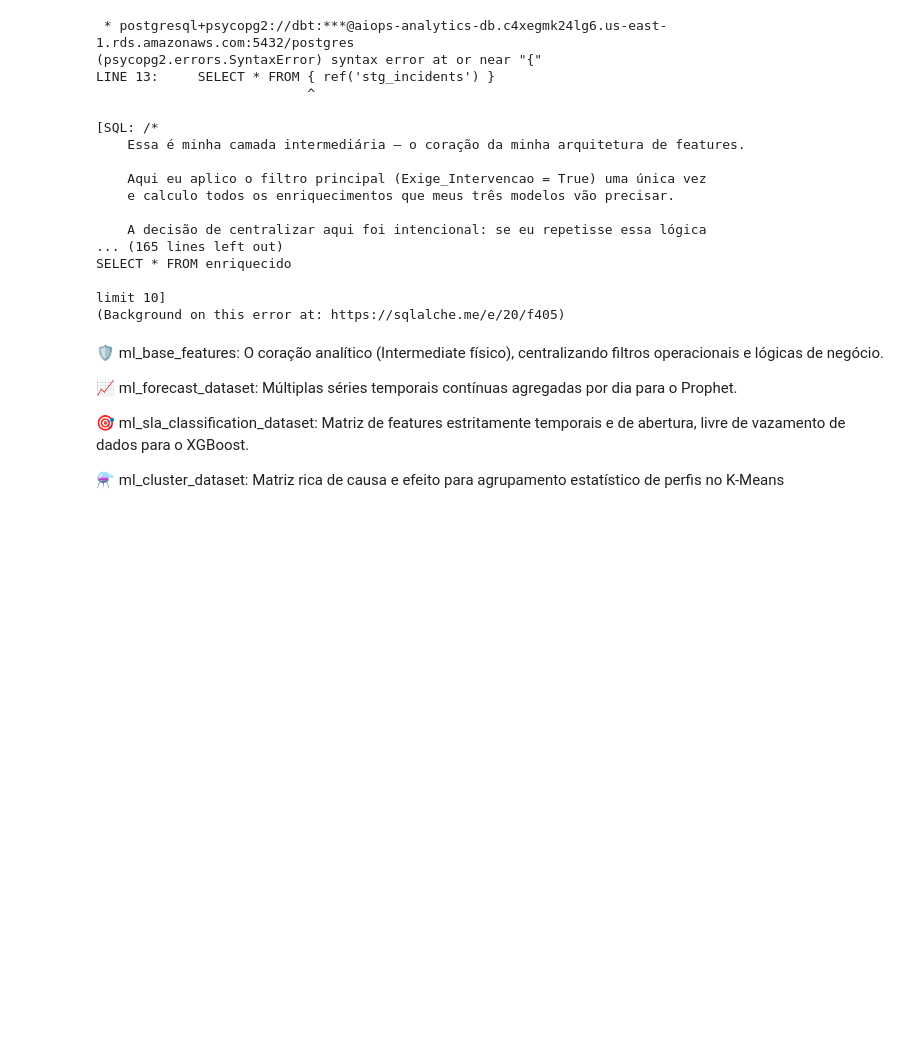
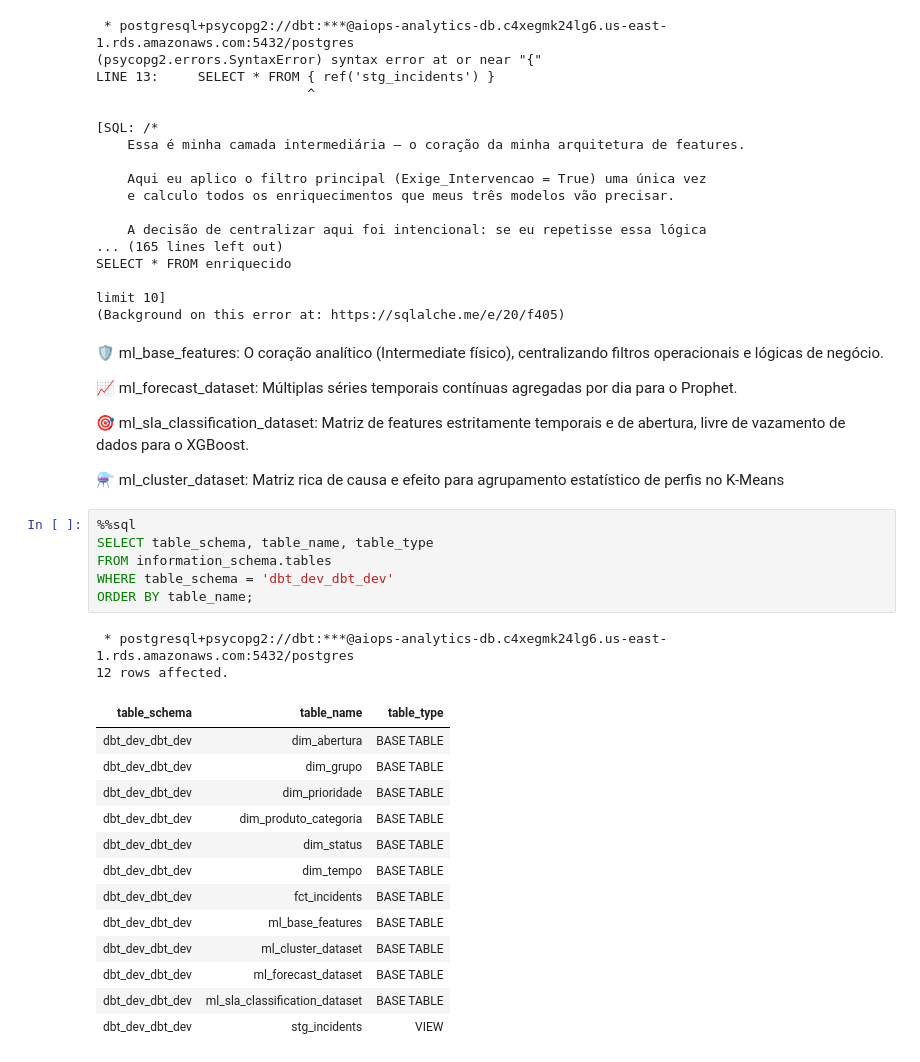
Before and after one commit to LucasBitte/aiops-locaweb-predictive-analytics, a Jupyter notebook: notebooks/03_dbt_star_schema_ml_marts.ipynb, the cells around one changed output. Saved outputs shown, nothing was run; the diff lists cells and outputs as text; blank space fills up the shorter version.

```diff
--- a/notebooks/03_dbt_star_schema_ml_marts.ipynb
+++ b/notebooks/03_dbt_star_schema_ml_marts.ipynb
@@ -1350,3 +1350,25 @@ limit 10]
 🎯 ml_sla_classification_dataset: Matriz de features estritamente temporais e de abertura, livre de vazamento de dados para o XGBoost.
 
 ⚗️ ml_cluster_dataset: Matriz rica de causa e efeito para agrupamento estatístico de perfis no K-Means
+# %%
+%%sql
+SELECT table_schema, table_name, table_type
+FROM information_schema.tables
+WHERE table_schema = 'dbt_dev_dbt_dev'
+ORDER BY table_name;
+# %% [output]
+ * postgresql+psycopg2://dbt:***@aiops-analytics-db.c4xegmk24lg6.us-east-1.rds.amazonaws.com:5432/postgres
+12 rows affected.
+| table_schema | table_name | table_type |
+| dbt_dev_dbt_dev | dim_abertura | BASE TABLE |
+| dbt_dev_dbt_dev | dim_grupo | BASE TABLE |
+| dbt_dev_dbt_dev | dim_prioridade | BASE TABLE |
+| dbt_dev_dbt_dev | dim_produto_categoria | BASE TABLE |
+| dbt_dev_dbt_dev | dim_status | BASE TABLE |
+| dbt_dev_dbt_dev | dim_tempo | BASE TABLE |
+| dbt_dev_dbt_dev | fct_incidents | BASE TABLE |
+| dbt_dev_dbt_dev | ml_base_features | BASE TABLE |
+| dbt_dev_dbt_dev | ml_cluster_dataset | BASE TABLE |
+| dbt_dev_dbt_dev | ml_forecast_dataset | BASE TABLE |
+| dbt_dev_dbt_dev | ml_sla_classification_dataset | BASE TABLE |
+| dbt_dev_dbt_dev | stg_incidents | VIEW |
```
Also changed, not shown: parts of 4 cells of this notebook.
